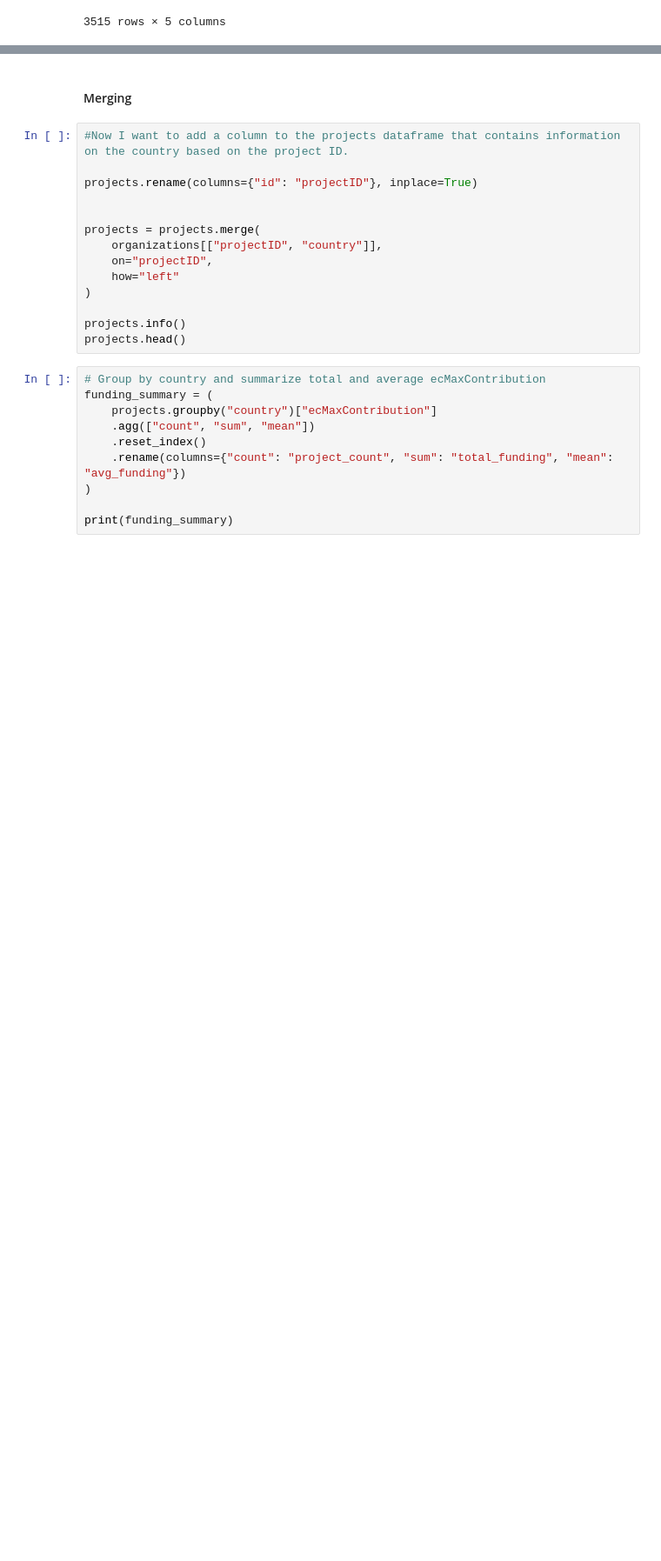
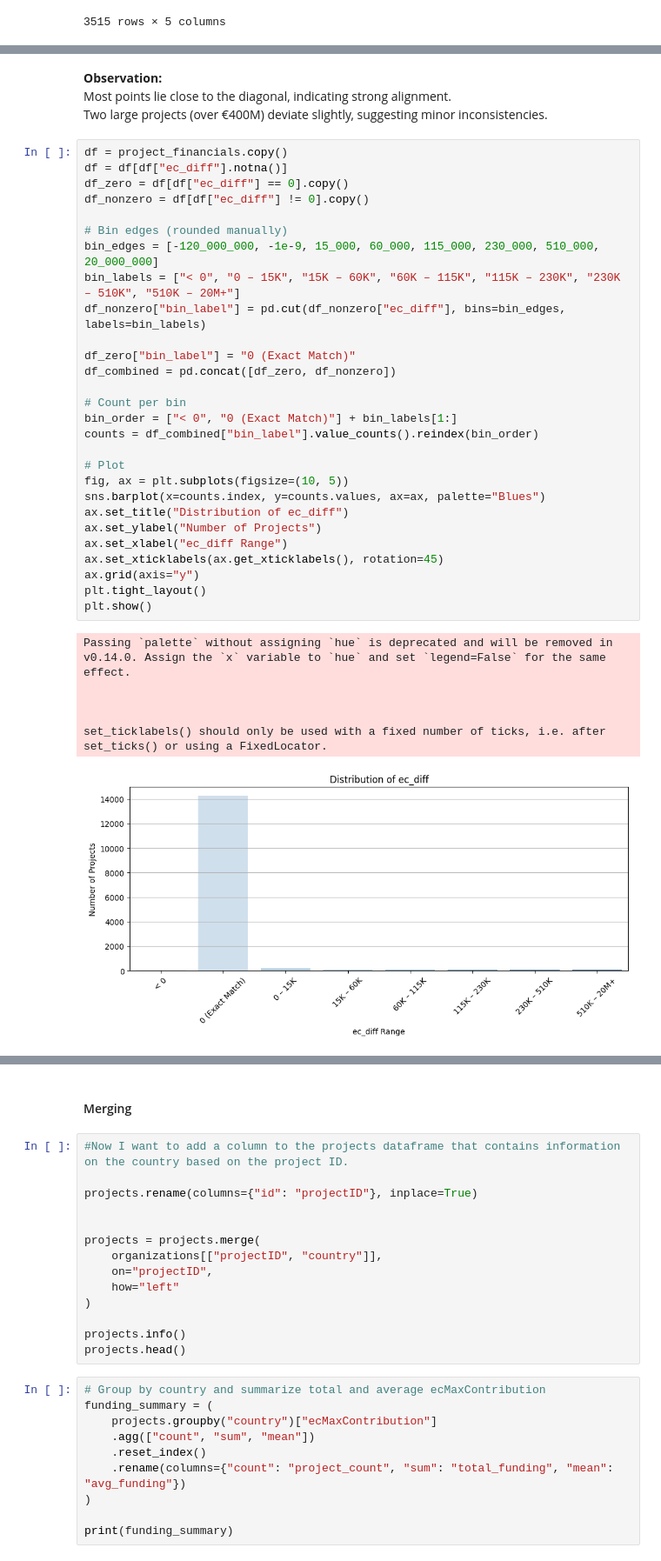
Before and after one commit to EliasIblisdir/MDA_project, a Jupyter notebook: Horizon.ipynb, the cells around one changed output, grey strips where cells are left out. Shown: that part at 87% size. Drawn from its saved outputs; the diff is of its cells as text; blank space fills up the shorter version.

```diff
--- a/Horizon.ipynb
+++ b/Horizon.ipynb
@@ -361,0 +456,39 @@ reports
+# %% [markdown]
+**Observation:**
+Most points lie close to the diagonal, indicating strong alignment.
+Two large projects (over €400M) deviate slightly, suggesting minor inconsistencies.
+# %%
+df = project_financials.copy()
+df = df[df["ec_diff"].notna()]
+df_zero = df[df["ec_diff"] == 0].copy()
+df_nonzero = df[df["ec_diff"] != 0].copy()
+
+# Bin edges (rounded manually)
+bin_edges = [-120_000_000, -1e-9, 15_000, 60_000, 115_000, 230_000, 510_000, 20_000_000]
+bin_labels = ["< 0", "0 – 15K", "15K – 60K", "60K – 115K", "115K – 230K", "230K – 510K", "510K – 20M+"]
+df_nonzero["bin_label"] = pd.cut(df_nonzero["ec_diff"], bins=bin_edges, labels=bin_labels)
+
+df_zero["bin_label"] = "0 (Exact Match)"
+df_combined = pd.concat([df_zero, df_nonzero])
+
+# Count per bin
+bin_order = ["< 0", "0 (Exact Match)"] + bin_labels[1:]
+counts = df_combined["bin_label"].value_counts().reindex(bin_order)
+
+# Plot
+fig, ax = plt.subplots(figsize=(10, 5))
+sns.barplot(x=counts.index, y=counts.values, ax=ax, palette="Blues")
+ax.set_title("Distribution of ec_diff")
+ax.set_ylabel("Number of Projects")
+ax.set_xlabel("ec_diff Range")
+ax.set_xticklabels(ax.get_xticklabels(), rotation=45)
+ax.grid(axis="y")
+plt.tight_layout()
+plt.show()
+# %% [output]
+Passing `palette` without assigning `hue` is deprecated and will be removed in v0.14.0. Assign the `x` variable to `hue` and set `legend=False` for the same effect.
+
+
+
+set_ticklabels() should only be used with a fixed number of ticks, i.e. after set_ticks() or using a FixedLocator.
+[figure, added]
```
Also changed, not shown: parts of 26 cells of this notebook, 3 other files.
